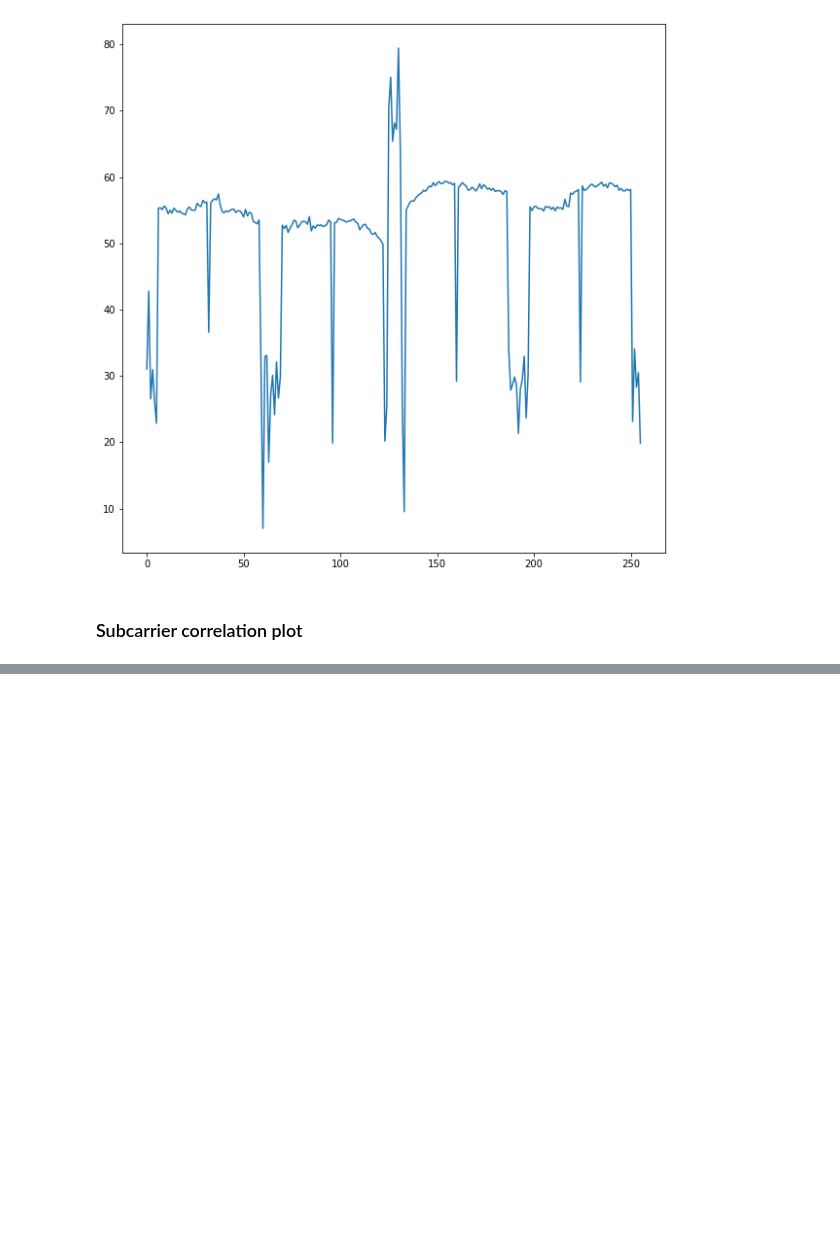
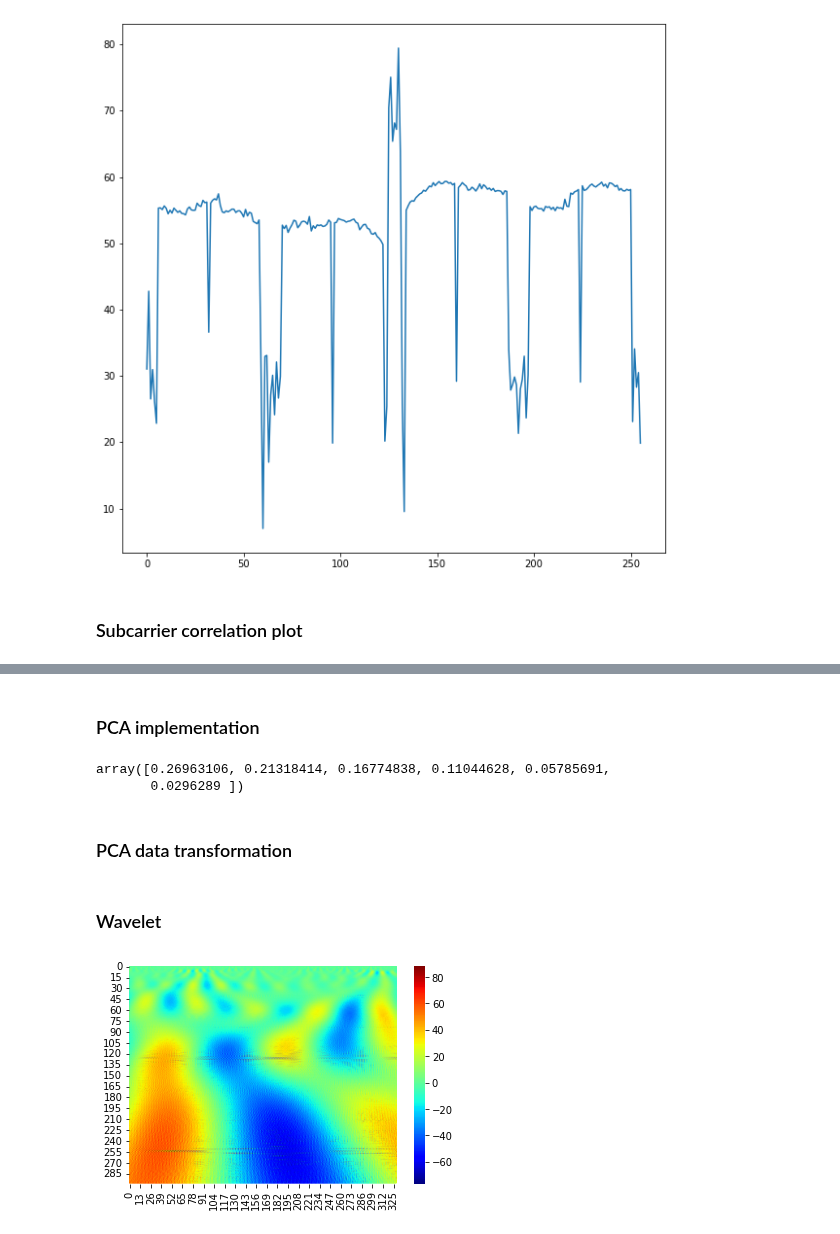
Before and after one commit to srk-practicum/2022-knu-wmi, a Jupyter notebook: Data_Processing.ipynb, the cells around one changed output, grey strips where cells are left out. Drawn from its saved outputs; the diff is of its cells as text; code cells hidden in the pictures; blank space fills up the shorter version.

```diff
--- a/Data_Processing.ipynb
+++ b/Data_Processing.ipynb
@@ -48,6 +50,7 @@ def plot1(inp):
 # %%
 pcap_lst = ["csi_tests_pcap/" + f for f in listdir('csi_tests_pcap')]
 csv_lst = ["csi_tests_csv/" + f for f in listdir('csi_tests_csv')]
+csv_lst_names = [f for f in listdir('csi_tests_csv')]
 # %% [markdown]
 ### List of csv file dataframes
 # %%
@@ -146,2 +130,6 @@ AttributeError: 'StandardScaler' object has no attribute 'fit_trasform'
 # %%
-lst[0]
+scaler = StandardScaler()
+for i in range(len(lst)):
+    lst[i] = pd.DataFrame(scaler.fit_transform(lst[i]), columns = lst[i].columns)
+lst_concat = pd.concat(lst)
+lst_concat
@@ -147,0 +150,27 @@ lst[0]
+# %% [markdown]
+### PCA implementation
+# %%
+pca = PCA(0.83)
+pca.fit(lst_concat)
+pca.explained_variance_ratio_
+# %% [output]
+array([0.26963106, 0.21318414, 0.16774838, 0.11044628, 0.05785691,
+       0.0296289 ])
+# %% [markdown]
+### PCA data transformation
+# %%
+i=0
+pca_lst = []
+for csv_temp in csv_lst_names:
+    pca_temp = pd.DataFrame(pca.transform(lst[i]))
+    i+=1
+    pca_temp.to_csv("csipca_data/" + csv_temp)
+    pca_lst.append(pca_temp)
+# %% [markdown]
+### Wavelet
+# %%
+coef,freqs = pywt.cwt(pca_lst[0][0],np.arange(1,300),wavelet='morl')
+sns.heatmap(coef, cmap='jet', shading='gouraud')
+plt.show()
+# %% [output]
+[figure, added]
```
Also changed, not shown: parts of 8 cells of this notebook.
